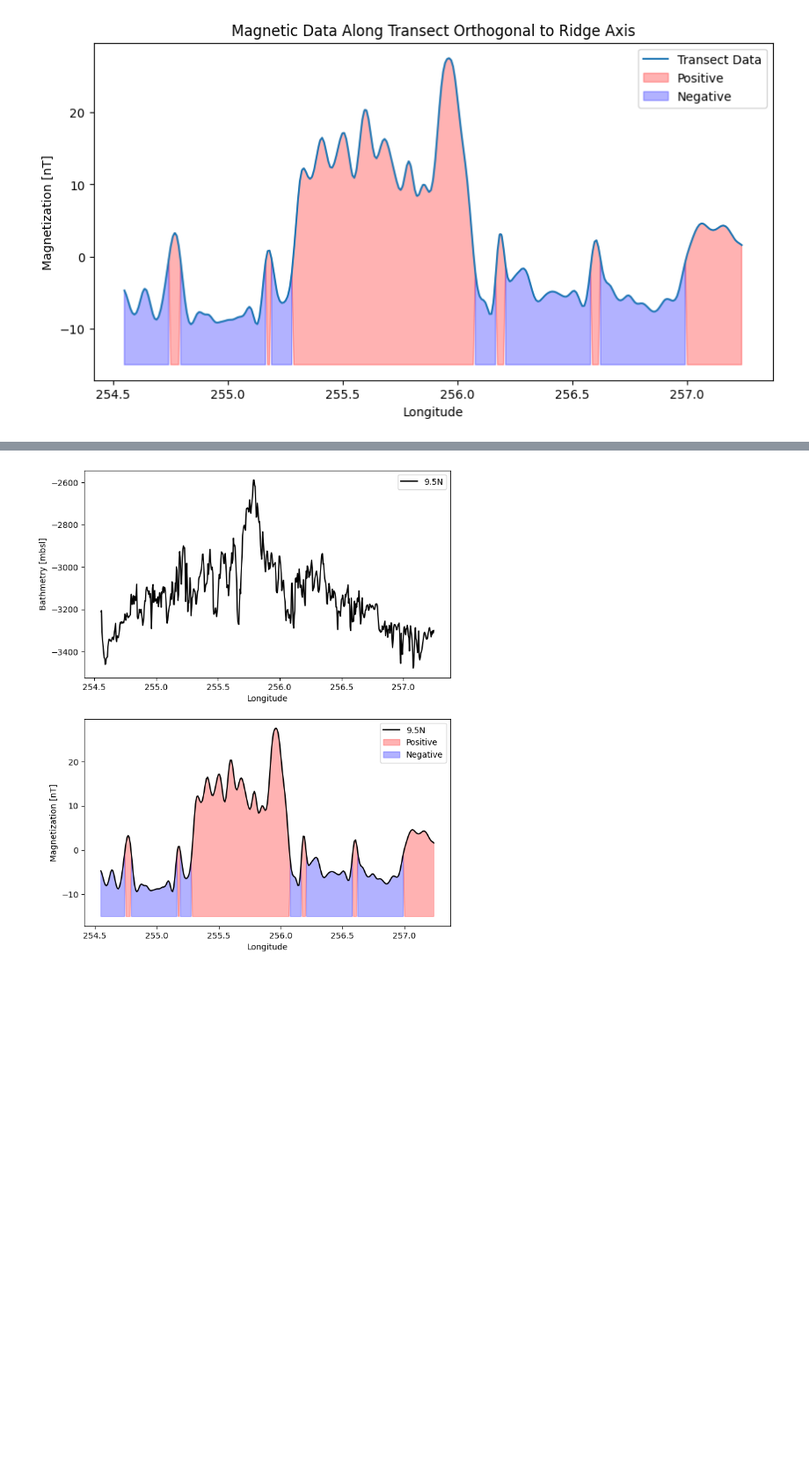
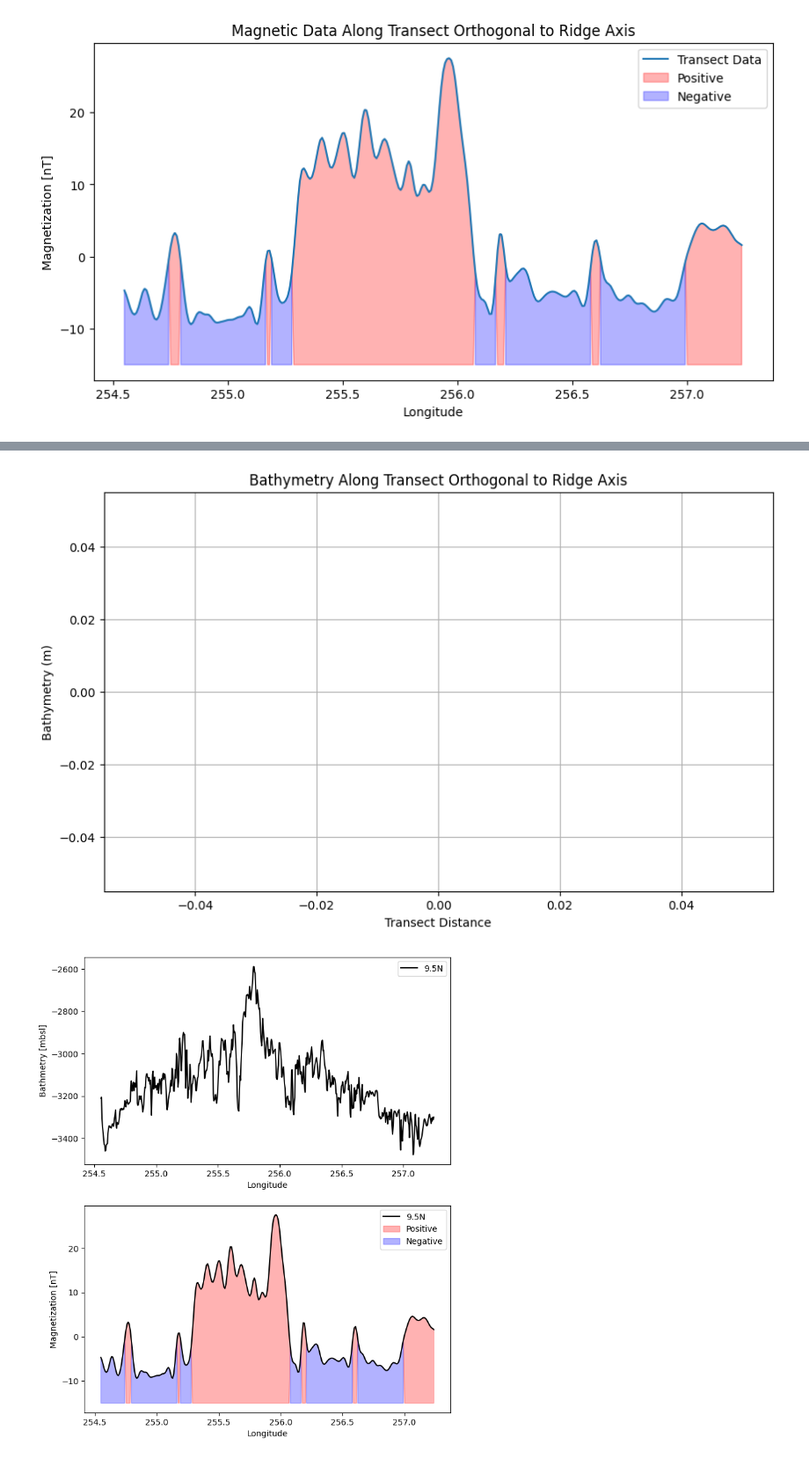
Before and after one commit to seanb7/GEOL-450, a Jupyter notebook: Bathymetry_and_Magnetics.ipynb, the cells around one changed output, grey strips where cells are left out. Shown at 88% size. Cells and saved outputs as stored; diff of their text form; code cells hidden in the pictures; blank space fills up the shorter version.

```diff
--- a/Bathymetry_and_Magnetics.ipynb
+++ b/Bathymetry_and_Magnetics.ipynb
@@ -233,0 +249,64 @@ fig.savefig('Bonus Bathmetry Transect Data.pdf')
+# %%
+# Bonus attempt for extracting Data along a transect that is orthogonal to the Ridge Access
+# Bathmetry Data
+# Extract variables (assuming variables are named 'longitude', 'latitude', and 'bathymetry')
+lon = x2
+lat = y2
+bathymetry = datamat2
+
+# Define the ridge axis (example coordinates)
+ridge_lon = (x2 + 360)
+ridge_lat = (y2 + 360)
+
+# Define the transect orthogonal to the ridge axis
+# Example: a simple orthogonal transect at the midpoint of the ridge
+midpoint_index = len(ridge_lon) // 2
+transect_lon = np.linspace(
+    max(ridge_lon[midpoint_index] - 1, lon.min()),
+    min(ridge_lon[midpoint_index] + 1, lon.max()),
+    360
+)
+transect_lat = np.linspace(
+    max(ridge_lat[midpoint_index] - 1, lat.min()),
+    min(ridge_lat[midpoint_index] + 1, lat.max()),
+    360
+)
+
+# Ensure transect points are within the grid bounds
+transect_lon = np.clip(transect_lon, lon.min(), lon.max())
+transect_lat = np.clip(transect_lat, lat.min(), lat.max())
+
+# Interpolate bathymetry data along the transect
+# For interpolation, you need to install and import RegularGridInterpolator
+!pip install scipy
+from scipy.interpolate import RegularGridInterpolator
+
+# Reshape lat and lon to match bathymetry dimensions
+# Assuming bathymetry.shape gives you (nrows, ncols)
+lon = lon[:bathymetry.shape[1]]  # Take only the first ncols elements of lon
+lat = lat[:bathymetry.shape[0]] # Take only the first nrows elements of lat
+
+# Create meshgrid for interpolation using the reshaped lat and lon
+Lon, Lat = np.meshgrid(lon, lat)
+
+# Creating the interpolator with the reshaped variables:
+interpolator = RegularGridInterpolator((lat, lon), bathymetry, bounds_error=False, fill_value=np.nan) # bounds_error=False allows for extrapolation
+
+transect_points = np.array([transect_lat, transect_lon]).T
+
+# The interpolator expects points in the order (lat, lon)
+# So, you need to swap the order of transect_lat and transect_lon in transect_points
+transect_points = np.array([transect_lat, transect_lon]).T
+
+transect_bathymetry = interpolator(transect_points)
+
+# Plot the transect bathymetry
+plt.figure(figsize=(10, 6))
+plt.plot(np.linspace(0, len(transect_bathymetry), len(transect_bathymetry)), transect_bathymetry)
+plt.xlabel('Transect Distance')
+plt.ylabel('Bathymetry (m)')
+plt.title('Bathymetry Along Transect Orthogonal to Ridge Axis')
+plt.grid(True)
+plt.show()
+fig.savefig('Bonus Bathmetry Transect Data.pdf')
+# %% [output]
@@ -234,3 +315,4 @@ fig.savefig('Bonus Bathmetry Transect Data.pdf')
+[figure, added]
 # %%
 fig, cax = plt.subplots(2, 1, figsize = (8,10))
 plt.subplot(211)
```
Also changed, not shown: parts of 4 cells of this notebook.
